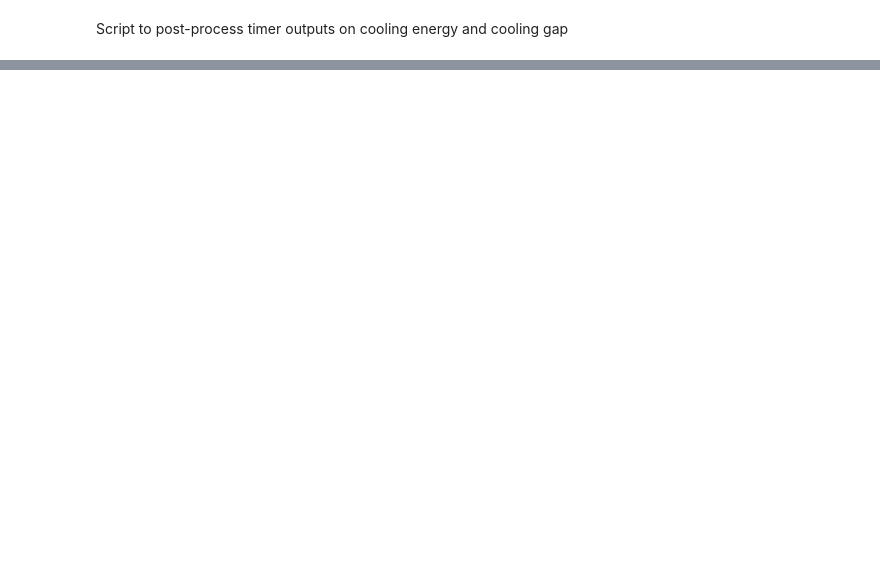
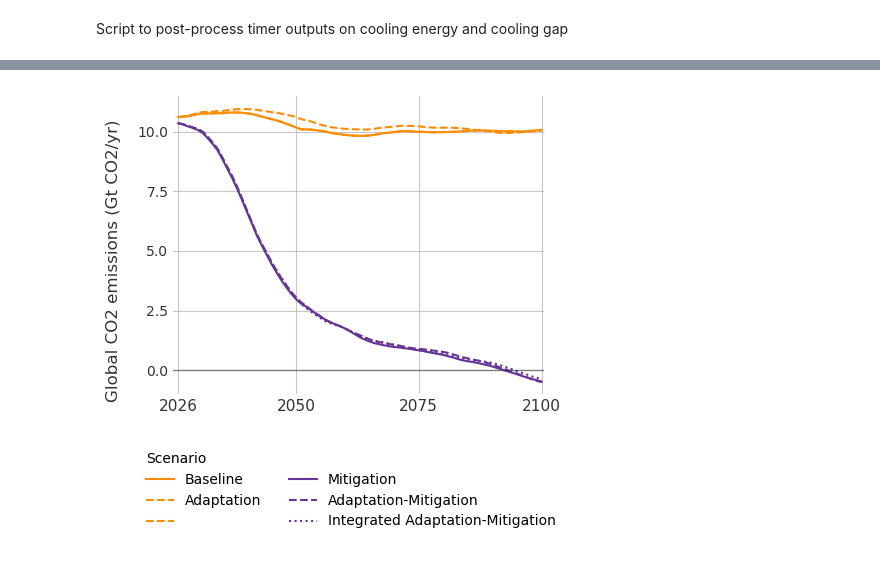
Before and after one commit to constancecrassier/CoolingPaper, a Jupyter notebook: postprocess_timer.ipynb, the cells around one changed output, grey strips where cells are left out. Drawn from its saved outputs; the diff is of its cells as text; code cells hidden in the pictures; blank space fills up the shorter version.

```diff
--- a/postprocess_timer.ipynb
+++ b/postprocess_timer.ipynb
@@ -239,0 +727,88 @@ plot_global_comparison(
+# %%
+def plot_emissions(variable_data, labels, colors, linestyles, title, y_label):
+
+    fig, ax = plt.subplots(figsize=(5,4))
+    filtered_data = [data.where(data['year'] >= 2026, drop=True) for data in variable_data]
+    years = filtered_data[0]['year']
+    current_max = 0
+
+    current_max = 0
+    for data in filtered_data:
+        data_max = data.max().item() if hasattr(data.max(), 'item') else data.max()
+        current_max = max(current_max, data_max)
+
+    for j, data in enumerate(filtered_data):
+        plt.plot(years, data, color=colors[j], linestyle=linestyles[j], label=labels[j])
+
+    ax.set_axisbelow(True)
+    yticks = [0,2.5,5,7.5,10]
+    ax.set_yticks(yticks)
+    ax.set_yticklabels(yticks, fontsize=10, color=GREY20)
+    plt.gca().yaxis.set_major_formatter(mticker.FormatStrFormatter('%.1f'))
+    xticks=[2026,2050,2075,2100]
+    ax.set_xticks(xticks)
+    ax.set_xticklabels(xticks, fontsize=11, color=GREY20)
+    ax.grid(True, linestyle='-', axis='both', alpha=0.7)
+    ax.set_ylim(-1, 1.05*current_max)
+    ax.set_xlim(2025,2100.5)
+    ax.spines['top'].set_visible(False)
+    ax.spines['left'].set_visible(False)
+    ax.spines['right'].set_visible(False)
+    ax.spines['bottom'].set_visible(False)
+    ax.yaxis.set_tick_params(which="both", length=0)
+    ax.xaxis.set_tick_params(which="both", length=0)
+    ax.axhline(y=0, color=GREY20, linestyle='-', alpha=0.5, linewidth=1)
+
+    fig.text(0.01, 0.5, y_label, va='center', rotation='vertical', fontsize=12, color=GREY20)
+    legend = fig.legend(labels, loc='lower center', bbox_to_anchor=(0.5, -0.2),
+               ncol=2, frameon=False, fontsize=10, title='Scenario', title_fontsize=10)
+    legend._legend_box.align = "left"
+    plt.tight_layout(rect=[0.043, 0.08, 0.95, 0.95])
+    plt.title('')
+    plt.savefig(FIG_DIR + f'{title}.pdf', bbox_inches='tight')
+    plt.show()
+
+blank_data = all_data['SSP2']['emis'].sel(region=27, dim2=20, dim3=6)
+emis_ssp2_data = all_data['SSP2']['emis'].sel(region=27, dim2=20, dim3=6)
+emis_2dC_data = all_data['SSP2_20D']['emis'].sel(region=27, dim2=20, dim3=6)
+emis_high_adaptation_data = all_data['SSP2_NO_GAP_ELEC']['emis'].sel(region=27, dim2=20, dim3=6)
+emis_high_adaptation_2dC_data = all_data['SSP2_NO_GAP_ELEC_20D']['emis'].sel(region=27, dim2=20, dim3=6)
+emis_integ_high_adaptation_2dC_data = all_data['SSP2_NO_GAP_ELEC_SUST_20D']['emis'].sel(region=27, dim2=20, dim3=6)
+plot_emissions(
+     variable_data=[
+          emis_ssp2_data,
+          emis_high_adaptation_data,
+          blank_data,
+          emis_2dC_data,
+          emis_high_adaptation_2dC_data,
+          emis_integ_high_adaptation_2dC_data
+     ],
+     labels=[
+          'Baseline',
+          'Adaptation',
+          '',
+          'Mitigation',
+          'Adaptation-Mitigation',
+          'Integrated Adaptation-Mitigation'
+     ],
+     colors=[
+            'darkorange',
+            'darkorange',
+            'darkorange',
+            'rebeccapurple',
+            'rebeccapurple',
+            'rebeccapurple'
+     ],
+     linestyles=[
+            'solid',
+            'dashed',
+            'dashed',
+            'solid',
+            'dashed',
+            'dotted'
+     ],
+     title='emissions_ssp2',
+     y_label='Global CO2 emissions (Gt CO2/yr)'
+)
+# %% [output]
+[figure, added]
```
Also changed, not shown: parts of 49 cells of this notebook.
